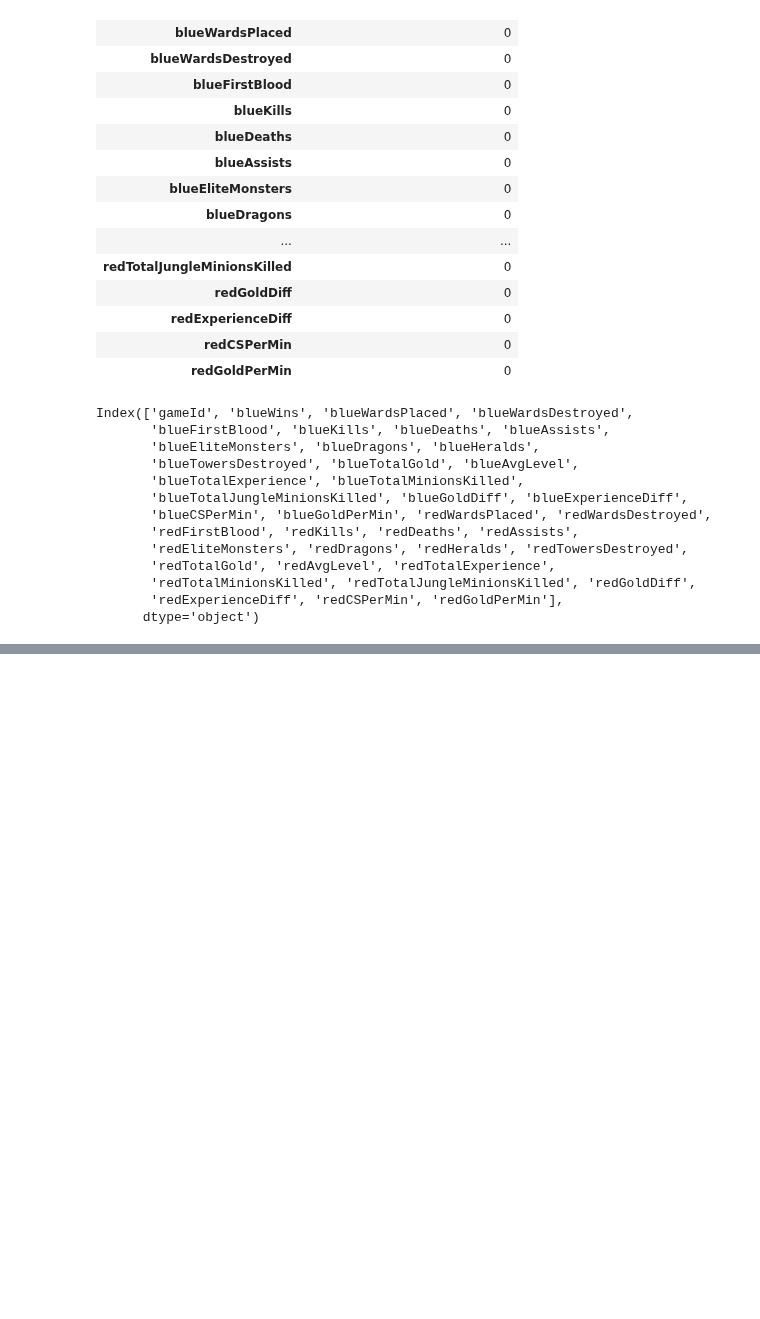
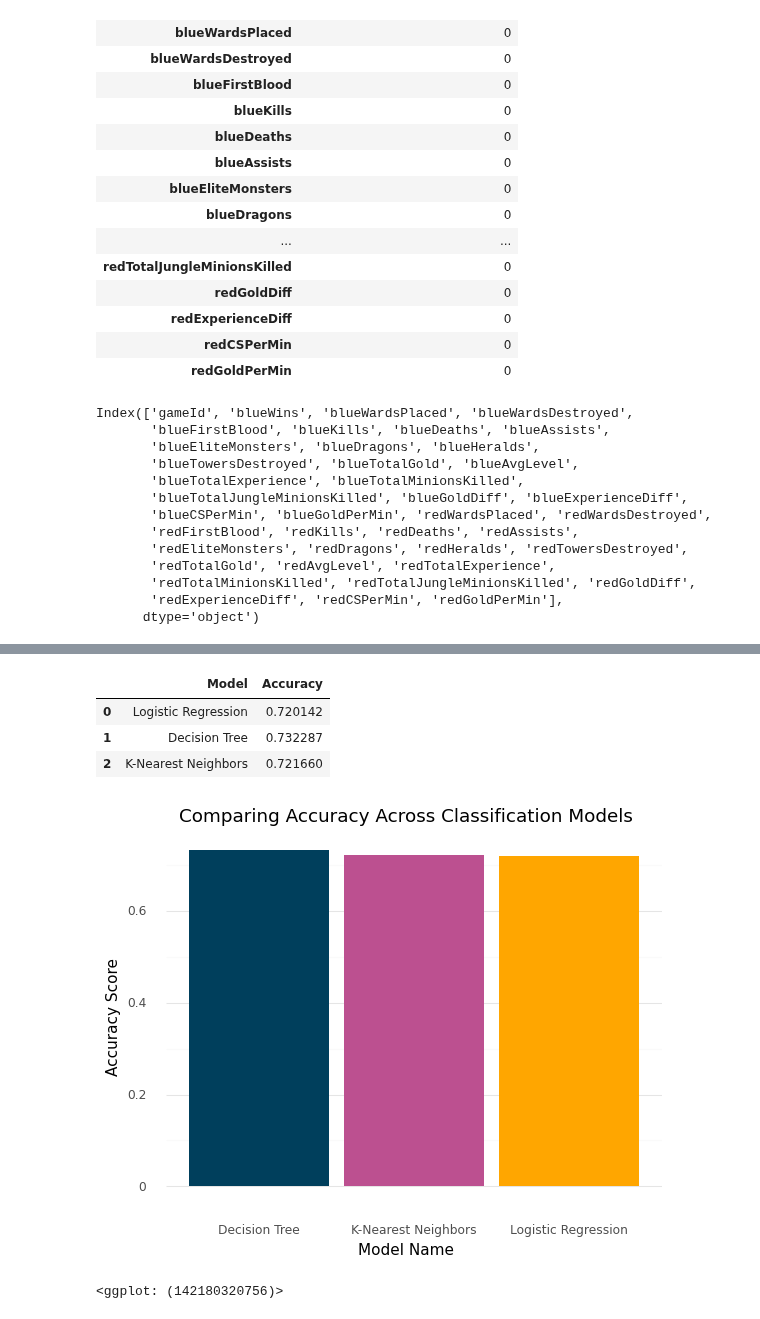
Before and after one commit to min-is/Chapman-University, a Jupyter notebook: CPSC 392 - Data Science/Final Project/Min - Final Project.ipynb, the cells around one changed output, grey strips where cells are left out. Saved outputs shown, nothing was run; the diff lists cells and outputs as text; code cells hidden in the pictures; blank space fills up the shorter version.

```diff
--- a/CPSC 392 - Data Science/Final Project/Min - Final Project.ipynb
+++ b/CPSC 392 - Data Science/Final Project/Min - Final Project.ipynb
@@ -111,0 +280,22 @@ print(x)
+# %%
+Model = ['Logistic Regression', 'Decision Tree', 'K-Nearest Neighbors']
+Accuracy = [logistic_regression, decision_tree, k_nearest_neighbors]
+
+toAccDF = {'Model': Model, 'Accuracy': Accuracy}
+
+accDF = pd.DataFrame(toAccDF)
+
+accDF
+# %% [output]
+|  | Model | Accuracy |
+| 0 | Logistic Regression | 0.720142 |
+| 1 | Decision Tree | 0.732287 |
+| 2 | K-Nearest Neighbors | 0.721660 |
+# %%
+(ggplot(accDF, aes(x = 'Model', y = 'Accuracy')) + geom_bar(aes(fill = 'Model'), stat = 'identity') +
+ theme_bw() + ggtitle('Comparing Accuracy Across Classification Models') + theme_minimal() +
+ theme(panel_grid_major_x = element_blank(), panel_grid_minor_x = element_blank(), legend_position = 'none') +
+ labs(x = 'Model Name', y = 'Accuracy Score') + scale_fill_manual(["#003f5c", "#bc5090", "#ffa600"]))
+# %% [output]
+[figure, added]
+<ggplot: (142180320756)>
```
Also changed, not shown: parts of 22 cells of this notebook.
